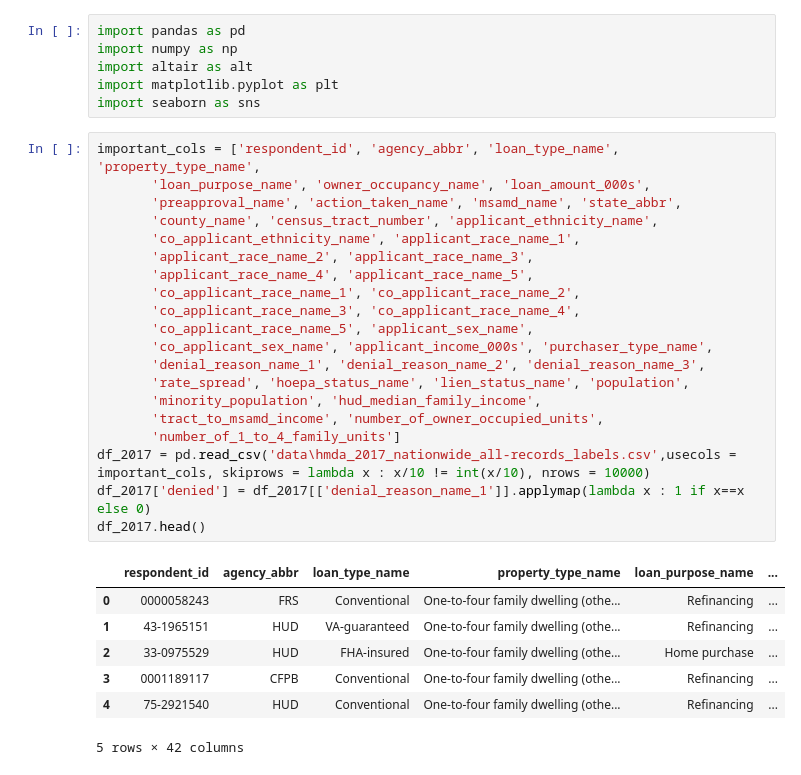
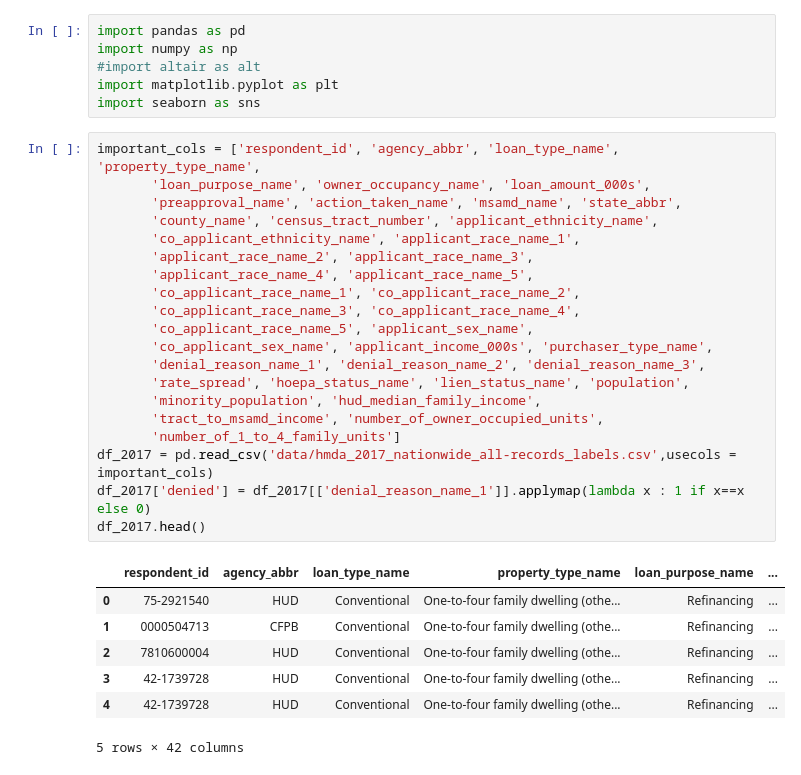
Before and after one commit to mglevitt/Lending_Bias, a Jupyter notebook: src/EDA.ipynb, the cells around one changed output. Saved outputs shown, nothing was run; the diff lists cells and outputs as text.

```diff
--- a/src/EDA.ipynb
+++ b/src/EDA.ipynb
@@ -1,34 +1,34 @@
 # %%
 import pandas as pd
 import numpy as np
-import altair as alt
+#import altair as alt
 import matplotlib.pyplot as plt
 import seaborn as sns
 # %%
 important_cols = ['respondent_id', 'agency_abbr', 'loan_type_name', 'property_type_name',
        'loan_purpose_name', 'owner_occupancy_name', 'loan_amount_000s',
        'preapproval_name', 'action_taken_name', 'msamd_name', 'state_abbr',
        'county_name', 'census_tract_number', 'applicant_ethnicity_name',
        'co_applicant_ethnicity_name', 'applicant_race_name_1',
        'applicant_race_name_2', 'applicant_race_name_3',
        'applicant_race_name_4', 'applicant_race_name_5',
        'co_applicant_race_name_1', 'co_applicant_race_name_2',
        'co_applicant_race_name_3', 'co_applicant_race_name_4',
        'co_applicant_race_name_5', 'applicant_sex_name',
        'co_applicant_sex_name', 'applicant_income_000s', 'purchaser_type_name',
        'denial_reason_name_1', 'denial_reason_name_2', 'denial_reason_name_3',
        'rate_spread', 'hoepa_status_name', 'lien_status_name', 'population',
        'minority_population', 'hud_median_family_income',
        'tract_to_msamd_income', 'number_of_owner_occupied_units',
        'number_of_1_to_4_family_units']
-df_2017 = pd.read_csv('data\hmda_2017_nationwide_all-records_labels.csv',usecols = important_cols, skiprows = lambda x : x/10 != int(x/10), nrows = 10000)
+df_2017 = pd.read_csv('data/hmda_2017_nationwide_all-records_labels.csv',usecols = important_cols)
 df_2017['denied'] = df_2017[['denial_reason_name_1']].applymap(lambda x : 1 if x==x else 0)
 df_2017.head()
 # %% [output]
 |  | respondent_id | agency_abbr | loan_type_name | property_type_name | loan_purpose_name | ... |
-| 0 | 0000058243 | FRS | Conventional | One-to-four family dwelling (othe... | Refinancing | ... |
-| 1 | 43-1965151 | HUD | VA-guaranteed | One-to-four family dwelling (othe... | Refinancing | ... |
-| 2 | 33-0975529 | HUD | FHA-insured | One-to-four family dwelling (othe... | Home purchase | ... |
-| 3 | 0001189117 | CFPB | Conventional | One-to-four family dwelling (othe... | Refinancing | ... |
-| 4 | 75-2921540 | HUD | Conventional | One-to-four family dwelling (othe... | Refinancing | ... |
+| 0 | 75-2921540 | HUD | Conventional | One-to-four family dwelling (othe... | Refinancing | ... |
+| 1 | 0000504713 | CFPB | Conventional | One-to-four family dwelling (othe... | Refinancing | ... |
+| 2 | 7810600004 | HUD | Conventional | One-to-four family dwelling (othe... | Refinancing | ... |
+| 3 | 42-1739728 | HUD | Conventional | One-to-four family dwelling (othe... | Refinancing | ... |
+| 4 | 42-1739728 | HUD | Conventional | One-to-four family dwelling (othe... | Refinancing | ... |
 5 rows × 42 columns
```
Also changed, not shown: parts of 7 cells of this notebook.
